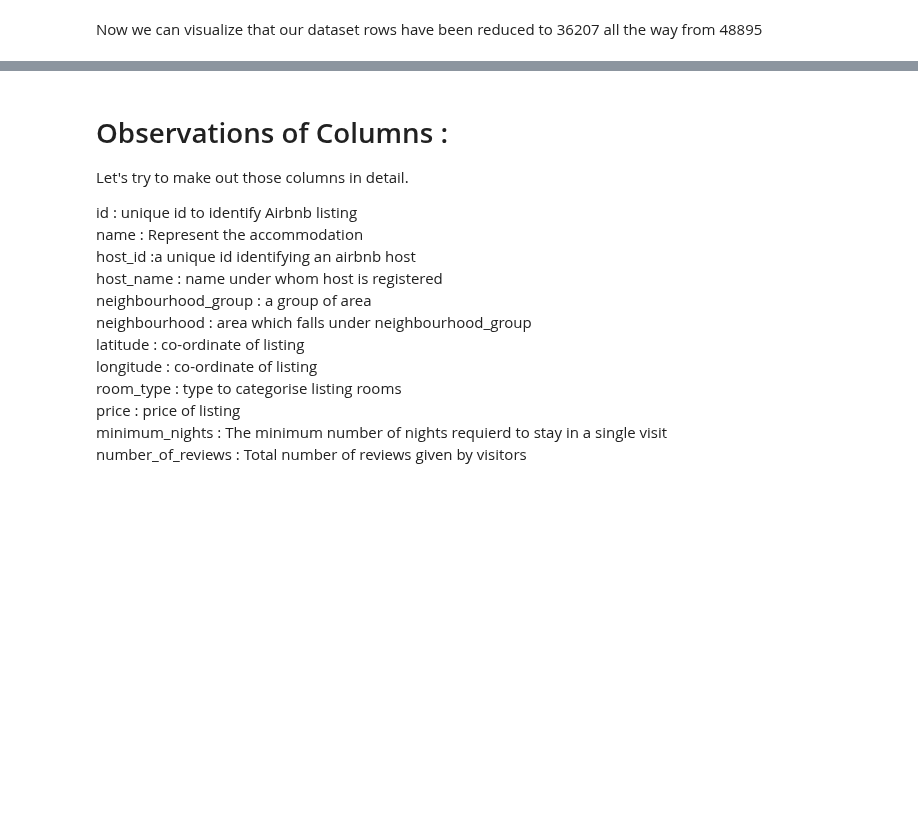
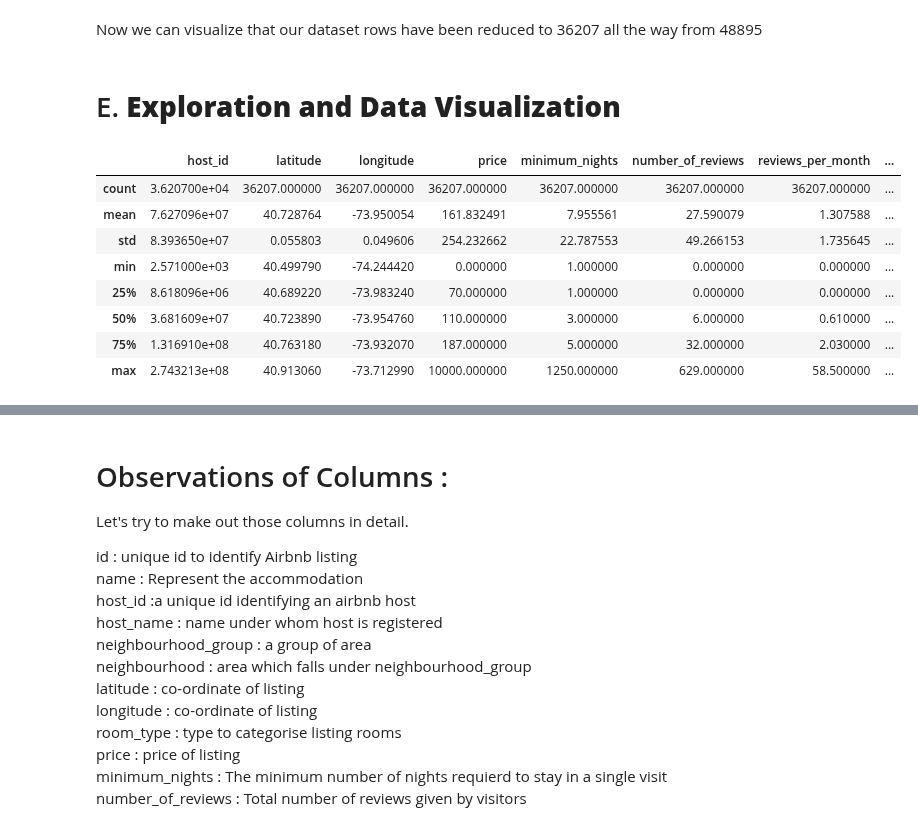
Before and after one commit to saptaksubhra/Airbnb-Bookings-Analysis, a Jupyter notebook: Airbnb_Bookings_Analysis_Capstone_Project.ipynb, the cells around one changed output, grey strips where cells are left out. Drawn from its saved outputs; the diff is of its cells as text; code cells hidden in the pictures; blank space fills up the shorter version.

```diff
--- a/Airbnb_Bookings_Analysis_Capstone_Project.ipynb
+++ b/Airbnb_Bookings_Analysis_Capstone_Project.ipynb
@@ -381,3 +381,19 @@ df_airbnb_copy.shape
 # %% [markdown]
 
 Now we can visualize that our dataset rows have been reduced to 36207 all the way from 48895
+# %% [markdown]
+# E. **Exploration and Data Visualization**
+# %%
+# By implementing describe() function to have several summary statistics excluding NaN values
+
+df_airbnb_copy.describe()
+# %% [output]
+|  | host_id | latitude | longitude | price | minimum_nights | number_of_reviews | reviews_per_month | ... |
+| count | 3.620700e+04 | 36207.000000 | 36207.000000 | 36207.000000 | 36207.000000 | 36207.000000 | 36207.000000 | ... |
+| mean | 7.627096e+07 | 40.728764 | -73.950054 | 161.832491 | 7.955561 | 27.590079 | 1.307588 | ... |
+| std | 8.393650e+07 | 0.055803 | 0.049606 | 254.232662 | 22.787553 | 49.266153 | 1.735645 | ... |
+| min | 2.571000e+03 | 40.499790 | -74.244420 | 0.000000 | 1.000000 | 0.000000 | 0.000000 | ... |
+| 25% | 8.618096e+06 | 40.689220 | -73.983240 | 70.000000 | 1.000000 | 0.000000 | 0.000000 | ... |
+| 50% | 3.681609e+07 | 40.723890 | -73.954760 | 110.000000 | 3.000000 | 6.000000 | 0.610000 | ... |
+| 75% | 1.316910e+08 | 40.763180 | -73.932070 | 187.000000 | 5.000000 | 32.000000 | 2.030000 | ... |
+| max | 2.743213e+08 | 40.913060 | -73.712990 | 10000.000000 | 1250.000000 | 629.000000 | 58.500000 | ... |
```
Also changed, not shown: parts of 7 cells of this notebook.
